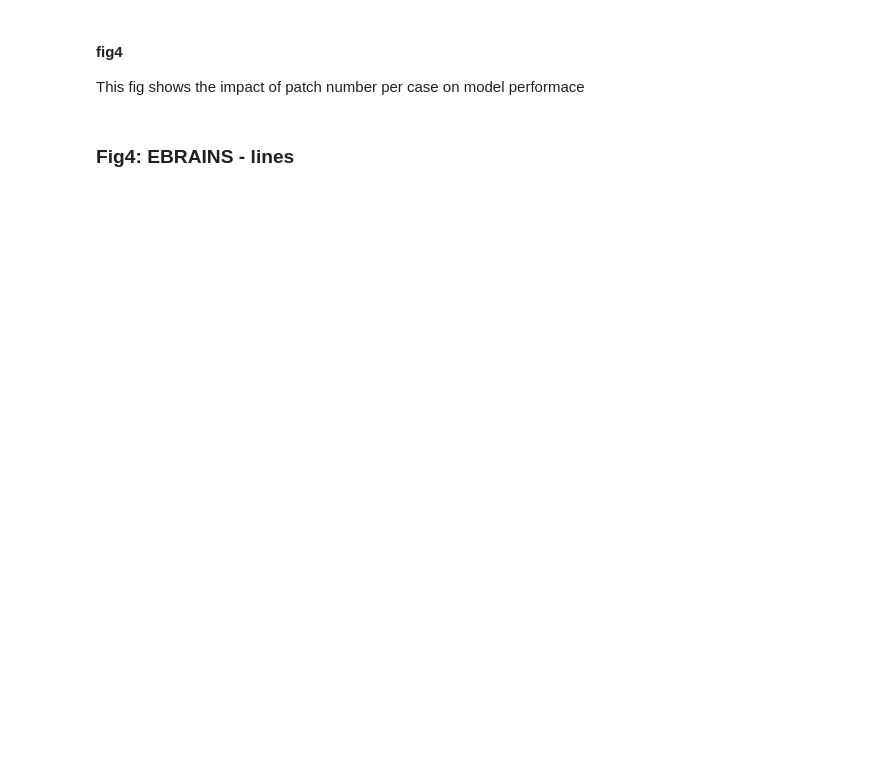
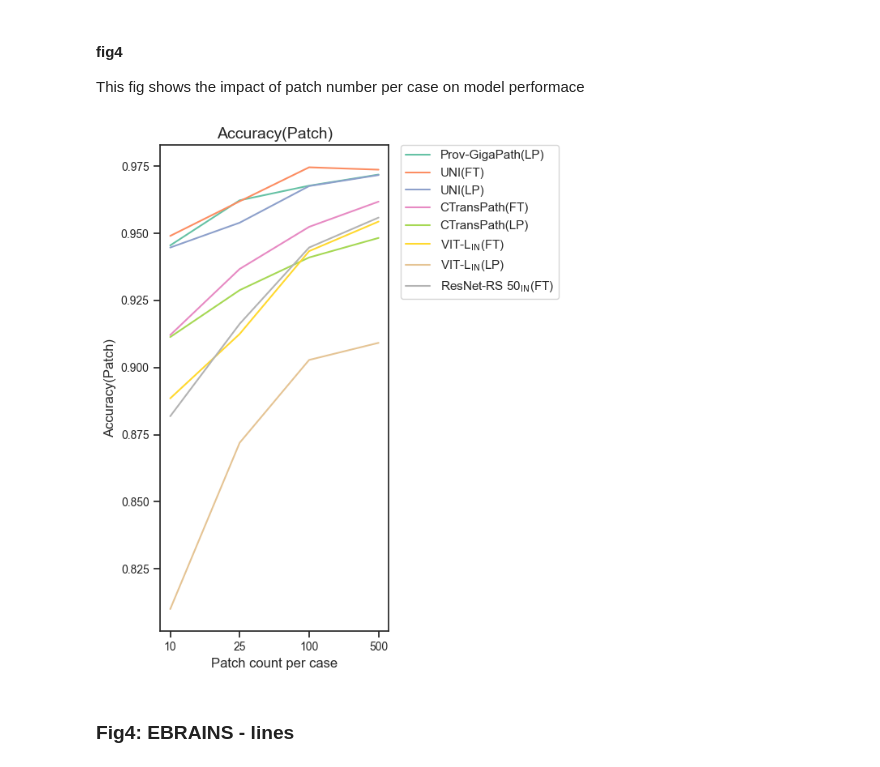
Before and after one commit to endaaman/bt, a Jupyter notebook: notes/note_metrics.ipynb, the cells around one changed output. Saved outputs shown, nothing was run; the diff lists cells and outputs as text; code cells hidden in the pictures; blank space fills up the shorter version.

```diff
--- a/notes/note_metrics.ipynb
+++ b/notes/note_metrics.ipynb
@@ -297,8 +344,19 @@ plt.show()
 
 This fig shows the impact of patch number per case on model performace
 # %%
+labels = [
+    'Prov-GigaPath(LP)',
+    'UNI(FT)',
+    'UNI(LP)',
+    'CTransPath(FT)',
+    'CTransPath(LP)',
+    'VIT-L$\\mathrm{_{IN}}$(FT)',
+    'VIT-L$\\mathrm{_{IN}}$(LP)',
+    'ResNet-RS 50$\\mathrm{_{IN}}$(FT)',
+    # 'ResNet-RS 50$\\mathrm{_{IN}}$(LP)',
+]
 
-def draw_lines(target:Literal['cv', 'ebrains'], key:str, labels=None, fill=False, legend=False):
+def draw_lines(target:Literal['cv', 'ebrains'], key:str, coarse:bool, fill=False, show=False):
     label_order = [
         'Prov-GigaPath(LP)',
         'UNI(FT)',
@@ -311,6 +369,13 @@ def draw_lines(target:Literal['cv', 'ebrains'], key:str, labels=None, fill=False
         # r'ResNet-RS 50$\mathrm{_{IN}}$(LP)',
     ]
 
+    grains = 'coarse' if coarse else 'fine'
+    key_label = {
+        'pacc': 'Accuracy(Patch)',
+        'acc': 'Accuracy',
+        'f1': 'F1 score',
+    }[key]
+
     color_map = dict(zip((label_order), plt.cm.Set2(np.linspace(0, 1, len(label_order)))))
 
     limits = [10, 25, 100, 500]
@@ -320,60 +385,53 @@ def draw_lines(target:Literal['cv', 'ebrains'], key:str, labels=None, fill=False
 
     for limit in limits:
         values = []
-        df = pd.read_excel(f'out/figs/results_{target}.xlsx', sheet_name=f'{limit}', index_col=0)
+        df = pd.read_excel(f'out/figs/results_{grains}_{target}.xlsx', sheet_name=f'{limit}', index_col=0)
 
-        if labels is None:
-            if limit == limits[0]:
-                # sort on 10 limit
-                df_mean = df.groupby('label')[key].mean().sort_values(ascending=True)
-                df[f'average_{key}'] = df['label'].map(df_mean)
-                df = df.sort_values([f'average_{key}', 'fold'], ascending=[True, True])
-                labels = df['label'].unique()[::-1]
+        # if labels is None:
+        #     if limit == limits[0]:
+        #         # sort on 10 limit
+        #         df_mean = df.groupby('label')[key].mean().sort_values(ascending=True)
+        #         df[f'average_{key}'] = df['label'].map(df_mean)
+        #         df = df.sort_values([f'average_{key}', 'fold'], ascending=[True, True])
+        #         labels = df['label'].unique()[::-1]
 
         for label in labels:
-            scores = df[df['label']==label][key]
+            scores = df[df['label']==label][key_label]
             mean = np.mean(scores)
             diff = stats.sem(scores)
             # CI
             # diff = stats.t.interval(1 - alpha, df=len(scores)-1, loc=mean, scale=diff)[1] - mean
             values.append([mean, mean-diff, mean+diff])
         values_by_limit.append(values)
     values_by_cond = np.array(values_by_limit).transpose(1, 0, 2)
 
     plt.figure(figsize=(6, 7))
     x = np.arange(1, 1+len(limits))
 
     for i, label in enumerate(labels):
         ci_l = values_by_cond[i, :, 1]
         ci_h = values_by_cond[i, :, 2]
         # c = colors[i]
         c = color_map[label]
         plt.plot(x, values_by_cond[i, :, 0], color=c, label=label)
         if fill:
             plt.fill_between(x, ci_l, ci_h, color=c, alpha=0.1)
 
     plt.xticks(x, limits)
     plt.xlabel('Patch count per case')
-    plt.ylabel(key)
+    plt.ylabel(key_label)
     # plt.legend(loc='lower right')
     plt.legend(bbox_to_anchor=(1.05, 1), loc='upper left', borderaxespad=0.)
     # plt.grid(True, linestyle='--', alpha=0.7)
-    plt.title(key)
+    plt.title(key_label)
     plt.tight_layout()
-    return labels
+    plt.savefig(f"out/figs/plot_{target}_{grains}_{key}.png", format="png", dpi=DPI)
+    if show:
+        plt.show()
+    else:
+        plt.close()
 
-labels = [
-    'Prov-GigaPath(LP)',
-    'UNI(FT)',
-    'UNI(LP)',
-    'CTransPath(FT)',
-    'CTransPath(LP)',
-    'VIT-L$\\mathrm{_{IN}}$(FT)',
-    'VIT-L$\\mathrm{_{IN}}$(LP)',
-    'ResNet-RS 50$\\mathrm{_{IN}}$(FT)',
-    # 'ResNet-RS 50$\\mathrm{_{IN}}$(LP)',
-]
-draw_lines('cv', 'Accuracy(Patch)', labels=labels, fill=False)
-plt.savefig(f"out/figs/fig4_cv_pacc.png", format="png", dpi=DPI)
-plt.show()
+draw_lines('cv', 'pacc', False, show=True)
+# %% [output]
+[figure, added]
 # %%
```
Also changed, not shown: parts of 27 cells of this notebook, 1 other file.
